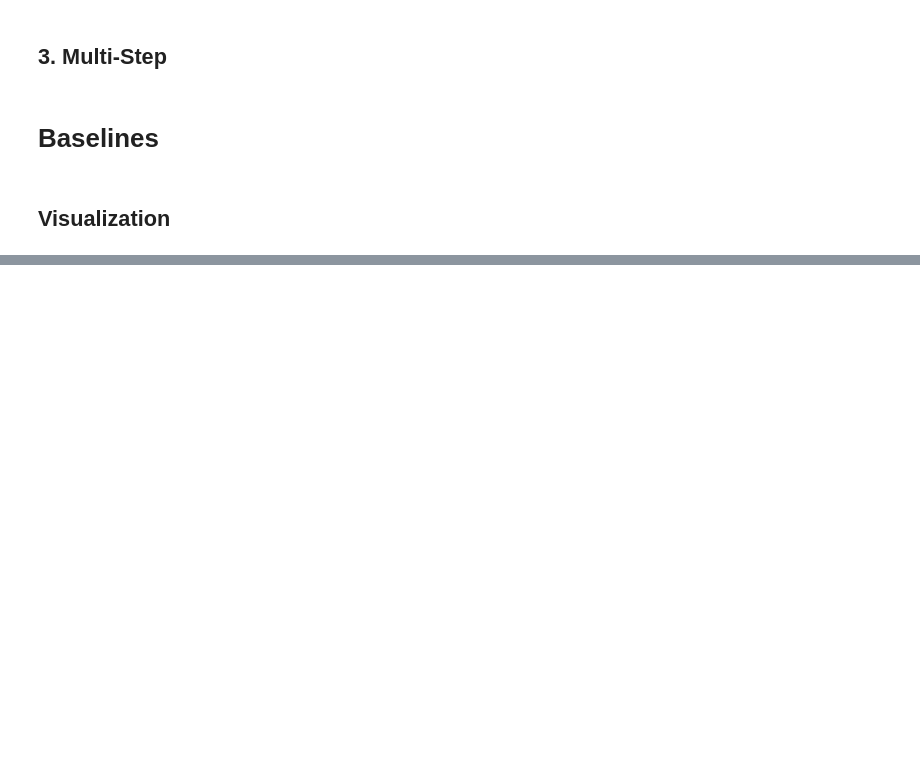
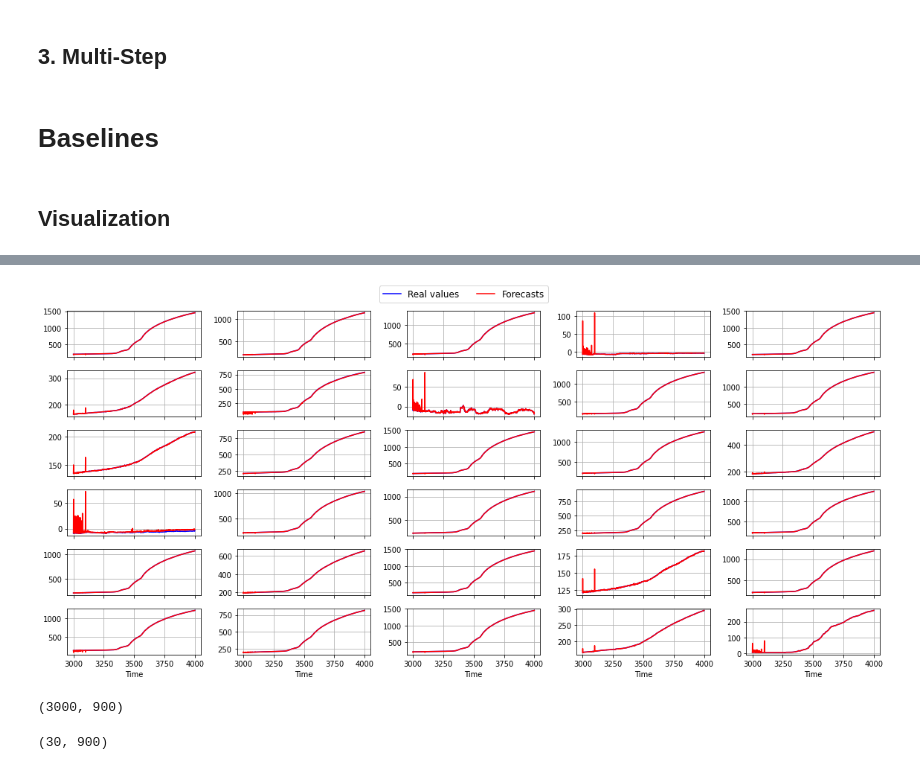
Before and after one commit to isVy08/ESTF, a Jupyter notebook: viz.ipynb, the cells around one changed output, grey strips where cells are left out. Cells and saved outputs as stored; diff of their text form; code cells hidden in the pictures; blank space fills up the shorter version.

```diff
--- a/viz.ipynb
+++ b/viz.ipynb
@@ -306,0 +318,15 @@ print(f"Shape function & {A[0]:.3f}\pm{A[1]:.3f} & {B[0]:.3f}\pm{B[1]:.3f} & {C[
+# %%
+plot_forecast(out[0], out[1], 6, 5, 3000, 4000, (16,7))
+# %% [output]
+[figure, added]
+# %%
+f = (out[3]) @ out[2].transpose()
+f.shape
+# %% [output]
+(3000, 900)
+# %%
+idx = range(0, 3000, 100)
+f = f[idx, ]
+f.shape
+# %% [output]
+(30, 900)
```
Also changed, not shown: parts of 14 cells of this notebook, 1 other file.
